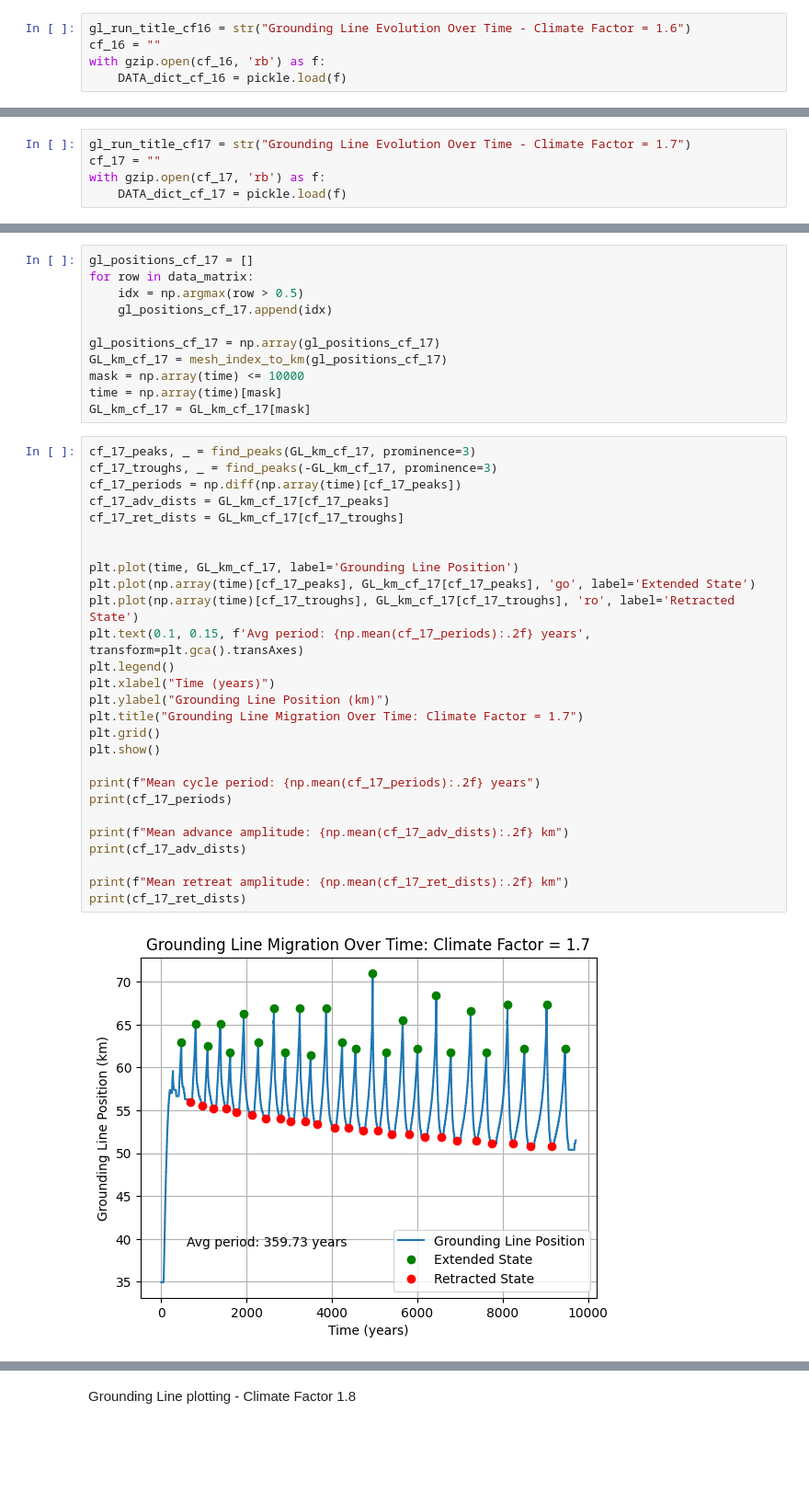
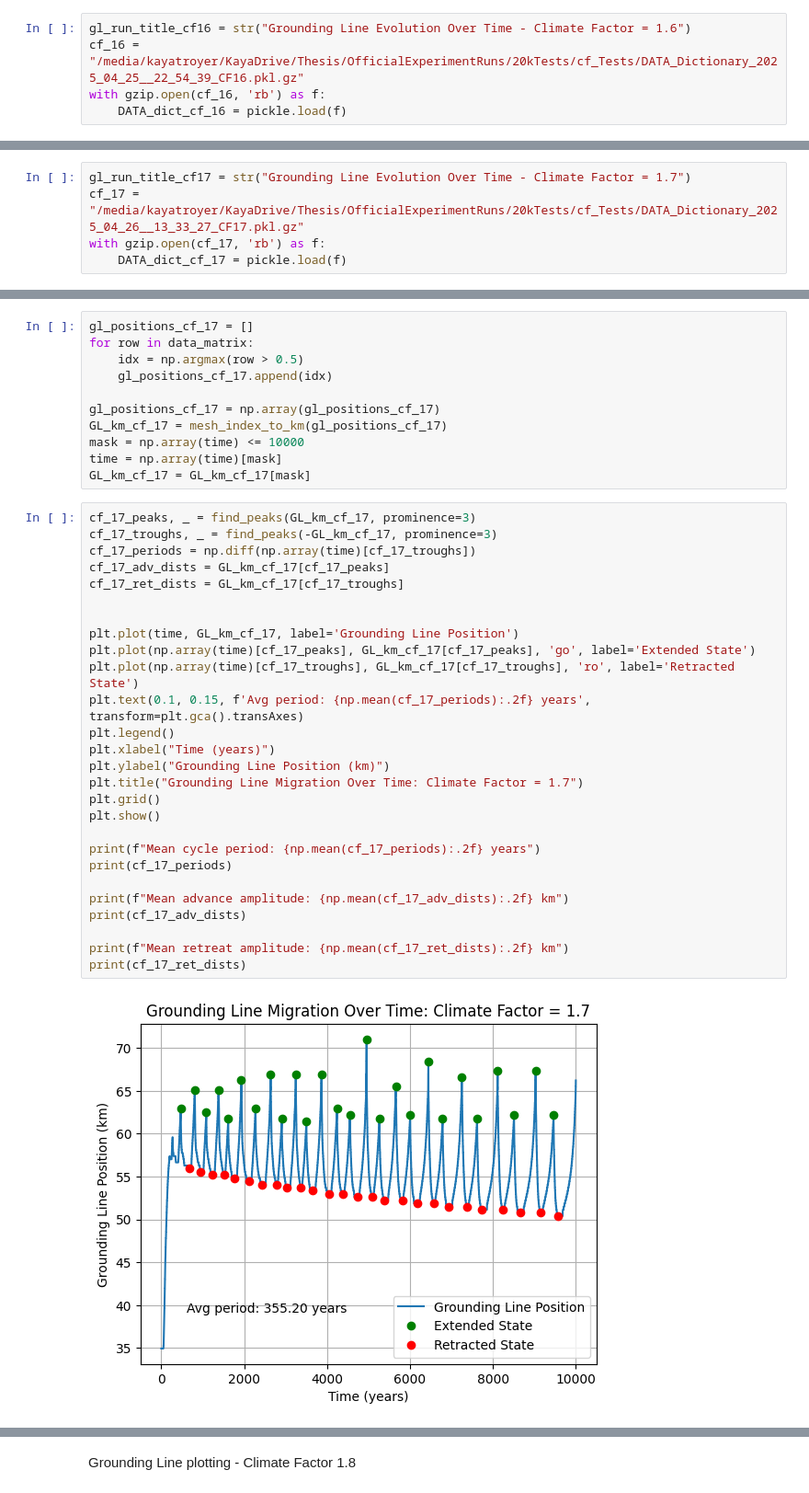
Before and after one commit to ktlix2ski/brinkmodeltest, a Jupyter notebook: Analysis/ClimateFactor_Tests.ipynb, the cells around one changed output, grey strips where cells are left out. Shown at 92% size. Cells and saved outputs as stored; diff of their text form; blank space fills up the shorter version.

```diff
--- a/Analysis/ClimateFactor_Tests.ipynb
+++ b/Analysis/ClimateFactor_Tests.ipynb
@@ -1313,7 +1312,7 @@ Mean retreat amplitude: 53.36 km
 Grounding Line plotting - Climate Factor 1.6
 # %%
 gl_run_title_cf16 = str("Grounding Line Evolution Over Time - Climate Factor = 1.6")
-cf_16 = ""
+cf_16 = "/media/kayatroyer/KayaDrive/Thesis/OfficialExperimentRuns/20kTests/cf_Tests/DATA_Dictionary_2025_04_25__22_54_39_CF16.pkl.gz"
 with gzip.open(cf_16, 'rb') as f:
     DATA_dict_cf_16 = pickle.load(f)
 # %%
@@ -1417,7 +1418,7 @@ Mean retreat amplitude: 53.23 km
 Grounding Line plotting - Climate Factor 1.7
 # %%
 gl_run_title_cf17 = str("Grounding Line Evolution Over Time - Climate Factor = 1.7")
-cf_17 = ""
+cf_17 = "/media/kayatroyer/KayaDrive/Thesis/OfficialExperimentRuns/20kTests/cf_Tests/DATA_Dictionary_2025_04_26__13_33_27_CF17.pkl.gz"
 with gzip.open(cf_17, 'rb') as f:
     DATA_dict_cf_17 = pickle.load(f)
 # %%
@@ -1473,29 +1476,29 @@ GL_km_cf_17 = GL_km_cf_17[mask]
 # %%
 cf_17_peaks, _ = find_peaks(GL_km_cf_17, prominence=3)
 cf_17_troughs, _ = find_peaks(-GL_km_cf_17, prominence=3)
-cf_17_periods = np.diff(np.array(time)[cf_17_peaks])
+cf_17_periods = np.diff(np.array(time)[cf_17_troughs])
 cf_17_adv_dists = GL_km_cf_17[cf_17_peaks]
 cf_17_ret_dists = GL_km_cf_17[cf_17_troughs]
 
 
 plt.plot(time, GL_km_cf_17, label='Grounding Line Position')
 plt.plot(np.array(time)[cf_17_peaks], GL_km_cf_17[cf_17_peaks], 'go', label='Extended State')
 plt.plot(np.array(time)[cf_17_troughs], GL_km_cf_17[cf_17_troughs], 'ro', label='Retracted State')
 plt.text(0.1, 0.15, f'Avg period: {np.mean(cf_17_periods):.2f} years', transform=plt.gca().transAxes)
 plt.legend()
 plt.xlabel("Time (years)")
 plt.ylabel("Grounding Line Position (km)")
 plt.title("Grounding Line Migration Over Time: Climate Factor = 1.7")
 plt.grid()
 plt.show()
 
 print(f"Mean cycle period: {np.mean(cf_17_periods):.2f} years")
 print(cf_17_periods)
 
 print(f"Mean advance amplitude: {np.mean(cf_17_adv_dists):.2f} km")
 print(cf_17_adv_dists)
 
 print(f"Mean retreat amplitude: {np.mean(cf_17_ret_dists):.2f} km")
 print(cf_17_ret_dists)
 # %% [output]
-[figure, old version]
+[figure, new version]
```
Also changed, not shown: parts of 25 cells of this notebook, 8 other files.
